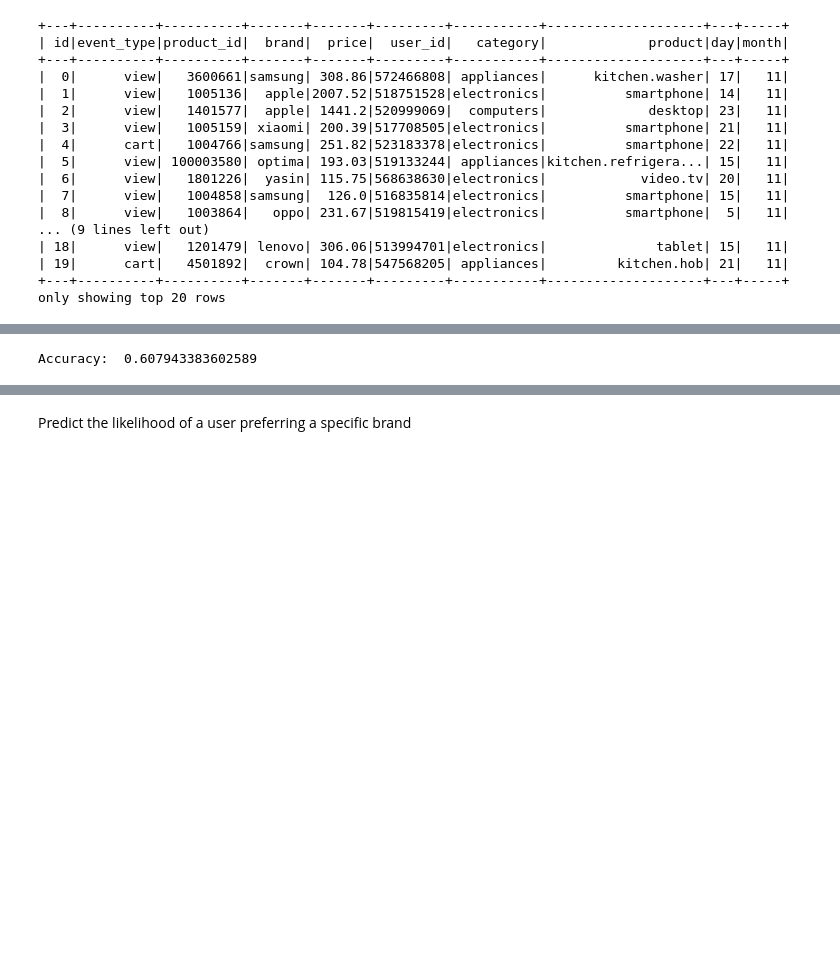
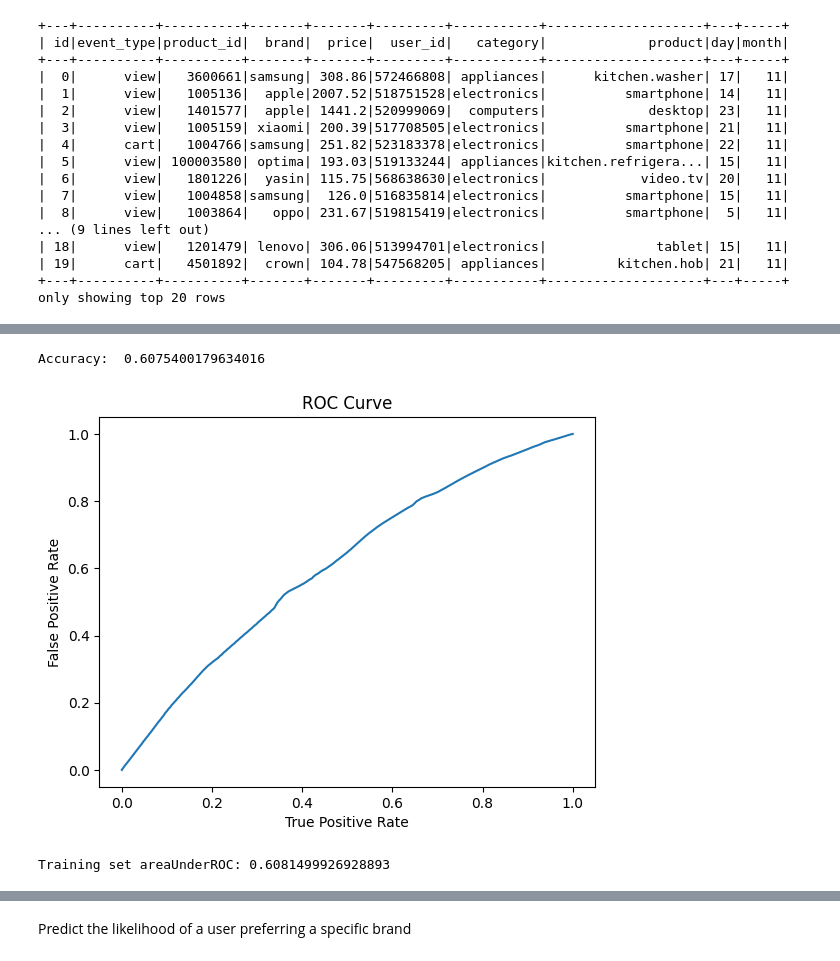
Before and after one commit to yanazlatanova/E-commerce, a Jupyter notebook: ML/ML.ipynb, the cells around one changed output, grey strips where cells are left out. Drawn from its saved outputs; the diff is of its cells as text; code cells hidden in the pictures; blank space fills up the shorter version.

Commit message:
added the visualization for the ROC for all the questions

```diff
--- a/ML/ML.ipynb
+++ b/ML/ML.ipynb
@@ -32,8 +34,8 @@ hadoop_path = os.environ.get('HADOOP_DATASET_PATH')
 conf = SparkConf()\
     .setMaster('local[*]')\
     .set('spark-local-dir', "C:\\spark-temp")\
-    .set('spark.driver.memory', '4g')\
-    .set('spark.executor.memory', '4g')\
+    .set('spark.driver.memory', '5g')\
+    .set('spark.executor.memory', '5g')\
     .set('spark.driver.maxResultSize', '2g')\
     .set('spark.pyspark.python', python_path)\
     .set('spark.pyspark.driver.python', python_path)\
@@ -305,4 +310,17 @@ evaluator = BinaryClassificationEvaluator(labelCol="is_purchased")
 accuracy = evaluator.evaluate(predictions)
 print("Accuracy: ", accuracy)
 # %% [output]
-Accuracy:  0.607943383602589
+Accuracy:  0.6075400179634016
+# %%
+trainingSummary = model.stages[-1].summary
+roc = trainingSummary.roc.toPandas()
+plt.plot(roc['FPR'],roc['TPR'])
+plt.ylabel('False Positive Rate')
+plt.xlabel('True Positive Rate')
+plt.title('ROC Curve')
+plt.show()
+
+print('Training set areaUnderROC: ' + str(trainingSummary.areaUnderROC))
+# %% [output]
+[figure, added]
+Training set areaUnderROC: 0.6081499926928893
```
Also changed, not shown: parts of 7 cells of this notebook, 1 other file.
